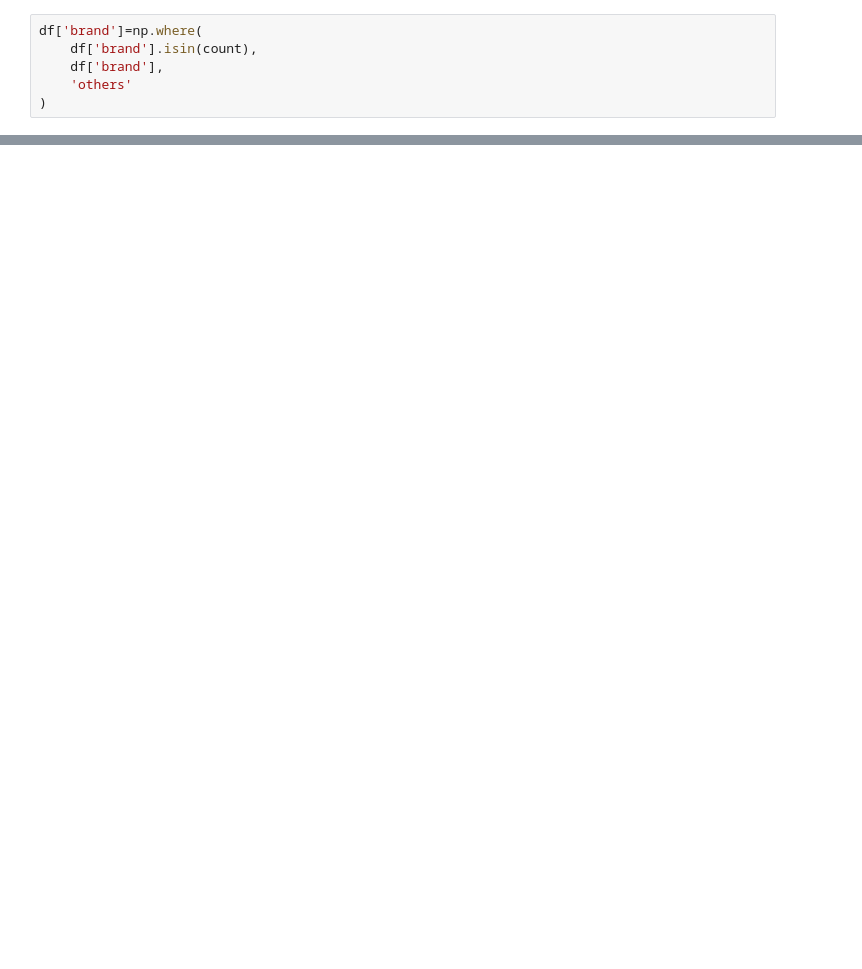
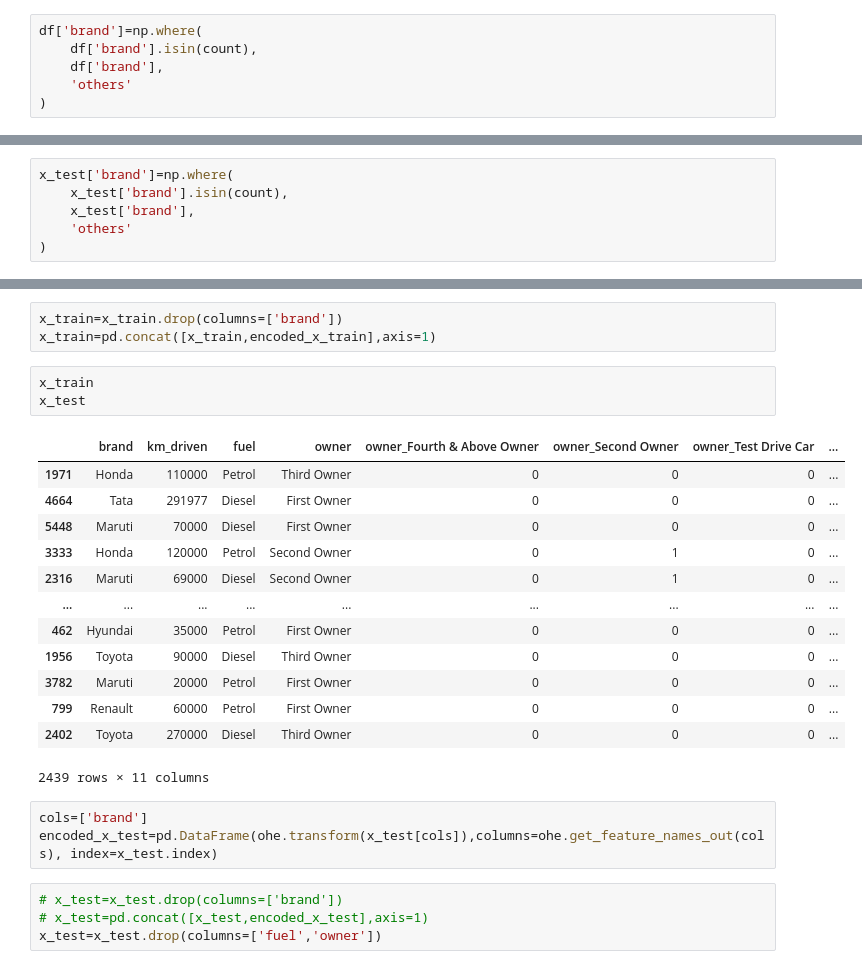
Before and after one commit to Rohit2209Raj/100_Days_of_Machine_Learning_new, a Jupyter notebook: Feature Engineering/1.Scaling/3.CategoricalEncoding/3.One Hot Encoder/OneHotEncoder.ipynb, the cells around one changed output, grey strips where cells are left out. Saved outputs shown, nothing was run; the diff lists cells and outputs as text; blank space fills up the shorter version.

```diff
--- a/Feature Engineering/1.Scaling/3.CategoricalEncoding/3.One Hot Encoder/OneHotEncoder.ipynb
+++ b/Feature Engineering/1.Scaling/3.CategoricalEncoding/3.One Hot Encoder/OneHotEncoder.ipynb
@@ -214,0 +290,6 @@ df
+# %%
+x_test['brand']=np.where(
+    x_test['brand'].isin(count),
+    x_test['brand'],
+    'others'
+)
@@ -214,0 +315,27 @@ df
+# %%
+x_train=x_train.drop(columns=['brand'])
+x_train=pd.concat([x_train,encoded_x_train],axis=1)
+# %%
+x_train
+x_test
+# %% [output]
+|  | brand | km_driven | fuel | owner | owner_Fourth & Above Owner | owner_Second Owner | owner_Test Drive Car | ... |
+| 1971 | Honda | 110000 | Petrol | Third Owner | 0 | 0 | 0 | ... |
+| 4664 | Tata | 291977 | Diesel | First Owner | 0 | 0 | 0 | ... |
+| 5448 | Maruti | 70000 | Diesel | First Owner | 0 | 0 | 0 | ... |
+| 3333 | Honda | 120000 | Petrol | Second Owner | 0 | 1 | 0 | ... |
+| 2316 | Maruti | 69000 | Diesel | Second Owner | 0 | 1 | 0 | ... |
+| ... | ... | ... | ... | ... | ... | ... | ... | ... |
+| 462 | Hyundai | 35000 | Petrol | First Owner | 0 | 0 | 0 | ... |
+| 1956 | Toyota | 90000 | Diesel | Third Owner | 0 | 0 | 0 | ... |
+| 3782 | Maruti | 20000 | Petrol | First Owner | 0 | 0 | 0 | ... |
+| 799 | Renault | 60000 | Petrol | First Owner | 0 | 0 | 0 | ... |
+| 2402 | Toyota | 270000 | Diesel | Third Owner | 0 | 0 | 0 | ... |
+2439 rows × 11 columns
+# %%
+cols=['brand']
+encoded_x_test=pd.DataFrame(ohe.transform(x_test[cols]),columns=ohe.get_feature_names_out(cols), index=x_test.index)
+# %%
+# x_test=x_test.drop(columns=['brand'])
+# x_test=pd.concat([x_test,encoded_x_test],axis=1)
+x_test=x_test.drop(columns=['fuel','owner'])
```
Also changed, not shown: parts of 17 cells of this notebook.
